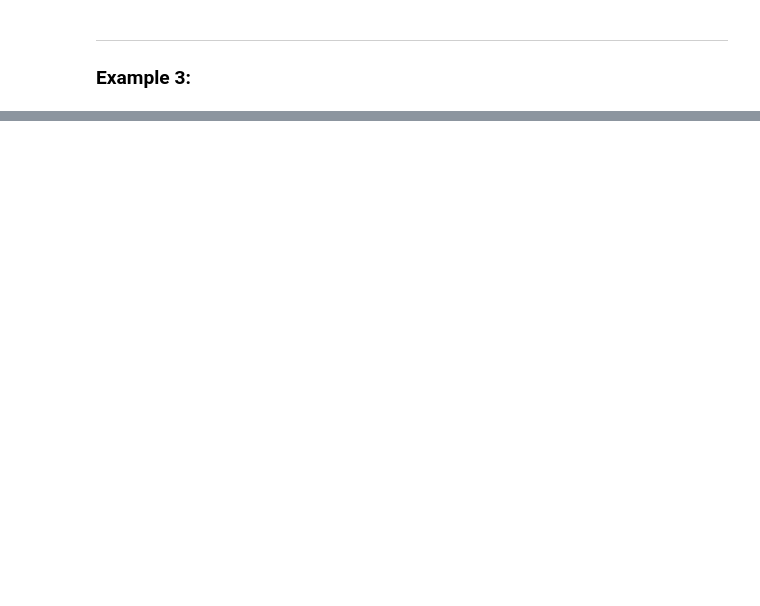
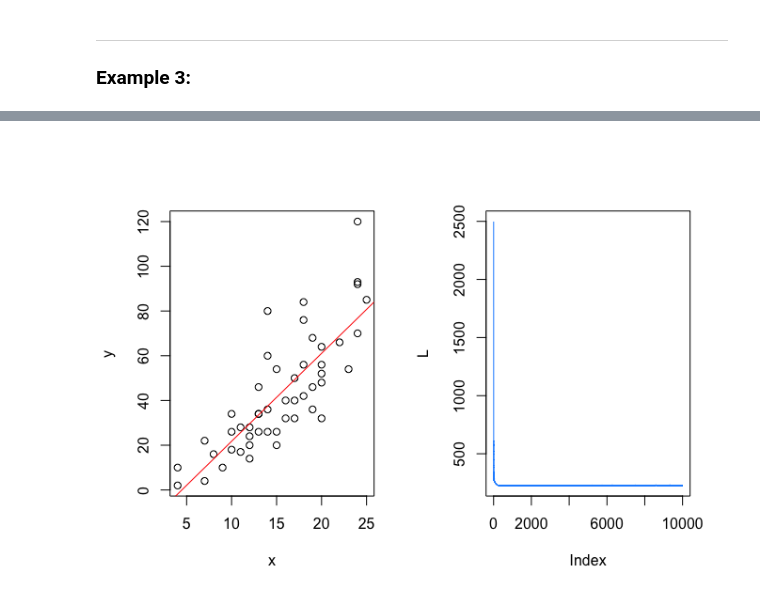
Before and after one commit to STAT380/week-9, a Jupyter notebook: autodiff.ipynb, the cells around one changed output, grey strips where cells are left out. Saved outputs shown, nothing was run; the diff lists cells and outputs as text; code cells hidden in the pictures; blank space fills up the shorter version.

```diff
--- a/autodiff.ipynb
+++ b/autodiff.ipynb
@@ -736,0 +221,26 @@ expected   0   1
+# %%
+loss <- nn_mse_loss()
+# %%
+b <- torch_zeros(c(2,1), dtype=torch_float(), requires_grad = TRUE) # Initializing variables
+steps <- 10000 # Specifying the number of optimization steps
+L <- rep(Inf, steps) # Keeping track of the loss
+
+
+eta <- 0.5 # Specifying the learning rate and the optimizer
+optimizer <- optim_adam(b, lr=eta)
+
+
+# Gradient descent optimization over here
+for (i in 1:steps){
+    y_hat <- x * b[2] + b[1]
+    l <- loss(y_hat, y)
+
+    L[i] <- l$item()
+    optimizer$zero_grad()
+    l$backward()
+    optimizer$step()
+
+    if(i %in% c(1:10) || i %% 200 == 0){
+        cat(sprintf("Iteration: %s\t Loss value: %s\n", i, L[i]))
+    }
+}
@@ -736,0 +265,11 @@ expected   0   1
+# %%
+options(repr.plot.width=12, repr.plot.height=7)
+
+par(mfrow=c(1, 2))
+
+plot(x, y)
+abline(as_array(b), col="red")
+
+plot(L, type="l", col="dodgerblue")
+# %% [output]
+[figure, added]
```
Also changed, not shown: parts of 77 cells of this notebook, 16 other files.
